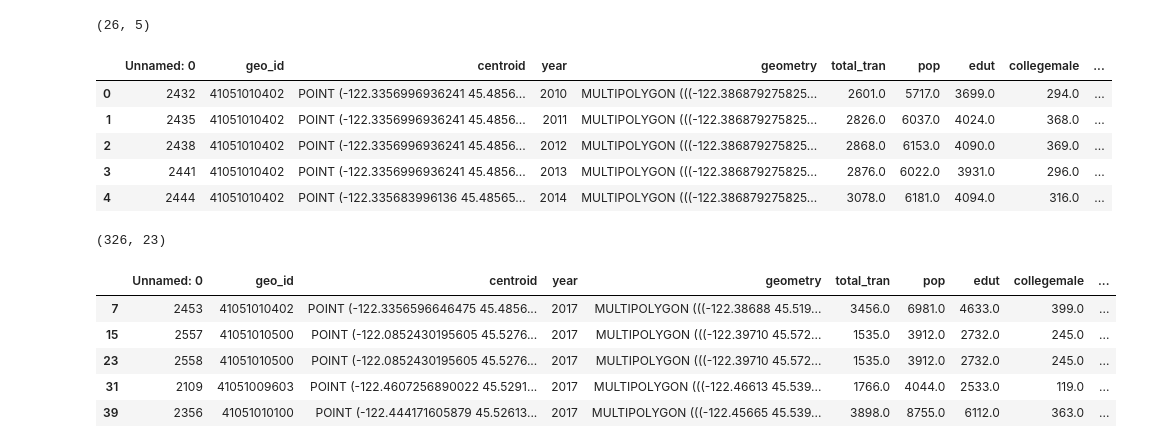
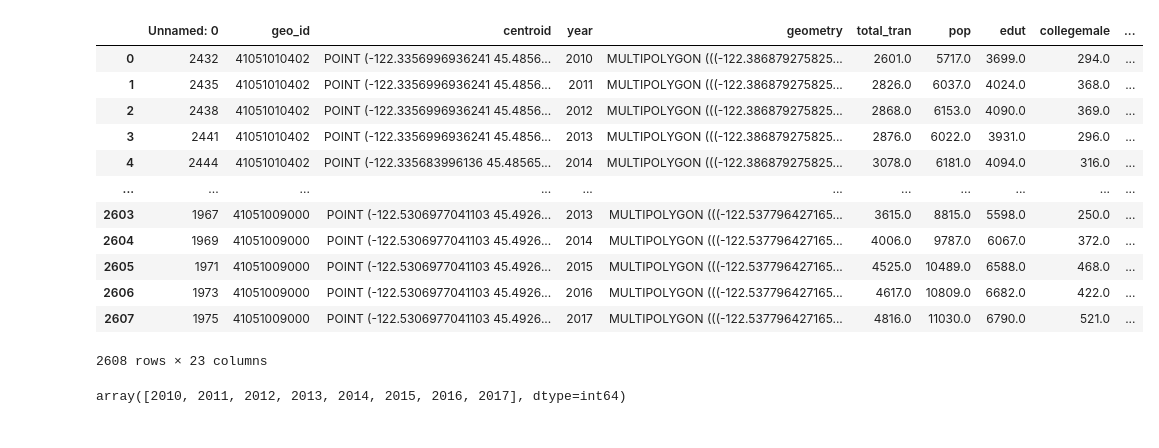
Before and after one commit to JasonZhangzy1757/CUSP-Capstone, a Jupyter notebook: SPATIAL_JOIN.ipynb, the cells around one changed output. Drawn from its saved outputs; the diff is of its cells as text; code cells hidden in the pictures.

```diff
--- a/SPATIAL_JOIN.ipynb
+++ b/SPATIAL_JOIN.ipynb
@@ -131,4 +28,0 @@ ped_sum.head(20)
-# %%
-ped_sum.shape
-# %% [output]
-(26, 5)
@@ -135,28 +32,24 @@ ped_sum.shape
 # %%
 # PORTLAND DATA
 
-portland_data = pd.read_csv('Final_merged_city_portland.csv')
+portland_data = pd.read_csv('~/Downloads/Final_merged_city_portland.csv')
 # %%
-portland_data.head()
+portland_data
 # %% [output]
 |  | Unnamed: 0 | geo_id | centroid | year | geometry | total_tran | pop | edut | collegemale | ... |
 | 0 | 2432 | 41051010402 | POINT (-122.3356996936241 45.4856... | 2010 | MULTIPOLYGON (((-122.386879275825... | 2601.0 | 5717.0 | 3699.0 | 294.0 | ... |
 | 1 | 2435 | 41051010402 | POINT (-122.3356996936241 45.4856... | 2011 | MULTIPOLYGON (((-122.386879275825... | 2826.0 | 6037.0 | 4024.0 | 368.0 | ... |
 | 2 | 2438 | 41051010402 | POINT (-122.3356996936241 45.4856... | 2012 | MULTIPOLYGON (((-122.386879275825... | 2868.0 | 6153.0 | 4090.0 | 369.0 | ... |
 | 3 | 2441 | 41051010402 | POINT (-122.3356996936241 45.4856... | 2013 | MULTIPOLYGON (((-122.386879275825... | 2876.0 | 6022.0 | 3931.0 | 296.0 | ... |
 | 4 | 2444 | 41051010402 | POINT (-122.335683996136 45.48565... | 2014 | MULTIPOLYGON (((-122.386879275825... | 3078.0 | 6181.0 | 4094.0 | 316.0 | ... |
+| ... | ... | ... | ... | ... | ... | ... | ... | ... | ... | ... |
+| 2603 | 1967 | 41051009000 | POINT (-122.5306977041103 45.4926... | 2013 | MULTIPOLYGON (((-122.537796427165... | 3615.0 | 8815.0 | 5598.0 | 250.0 | ... |
+| 2604 | 1969 | 41051009000 | POINT (-122.5306977041103 45.4926... | 2014 | MULTIPOLYGON (((-122.537796427165... | 4006.0 | 9787.0 | 6067.0 | 372.0 | ... |
+| 2605 | 1971 | 41051009000 | POINT (-122.5306977041103 45.4926... | 2015 | MULTIPOLYGON (((-122.537796427165... | 4525.0 | 10489.0 | 6588.0 | 468.0 | ... |
+| 2606 | 1973 | 41051009000 | POINT (-122.5306977041103 45.4926... | 2016 | MULTIPOLYGON (((-122.537796427165... | 4617.0 | 10809.0 | 6682.0 | 422.0 | ... |
+| 2607 | 1975 | 41051009000 | POINT (-122.5306977041103 45.4926... | 2017 | MULTIPOLYGON (((-122.537796427165... | 4816.0 | 11030.0 | 6790.0 | 521.0 | ... |
+2608 rows × 23 columns
-# %%
-portland_data.shape
-# %% [output]
-(326, 23)
 # %%
-portland_data = portland_data[portland_data["year"] == 2017]
+portland_data['year'].unique()
+# %% [output]
+array([2010, 2011, 2012, 2013, 2014, 2015, 2016, 2017], dtype=int64)
-# %%
-portland_data.head()
-# %% [output]
-|  | Unnamed: 0 | geo_id | centroid | year | geometry | total_tran | pop | edut | collegemale | ... |
-| 7 | 2453 | 41051010402 | POINT (-122.3356596646475 45.4856... | 2017 | MULTIPOLYGON (((-122.38688 45.519... | 3456.0 | 6981.0 | 4633.0 | 399.0 | ... |
-| 15 | 2557 | 41051010500 | POINT (-122.0852430195605 45.5276... | 2017 | MULTIPOLYGON (((-122.39710 45.572... | 1535.0 | 3912.0 | 2732.0 | 245.0 | ... |
-| 23 | 2558 | 41051010500 | POINT (-122.0852430195605 45.5276... | 2017 | MULTIPOLYGON (((-122.39710 45.572... | 1535.0 | 3912.0 | 2732.0 | 245.0 | ... |
-| 31 | 2109 | 41051009603 | POINT (-122.4607256890022 45.5291... | 2017 | MULTIPOLYGON (((-122.46613 45.539... | 1766.0 | 4044.0 | 2533.0 | 119.0 | ... |
-| 39 | 2356 | 41051010100 | POINT (-122.444171605879 45.52613... | 2017 | MULTIPOLYGON (((-122.45665 45.539... | 3898.0 | 8755.0 | 6112.0 | 363.0 | ... |
```
Also changed, not shown: parts of 44 cells of this notebook, 8 other files.
